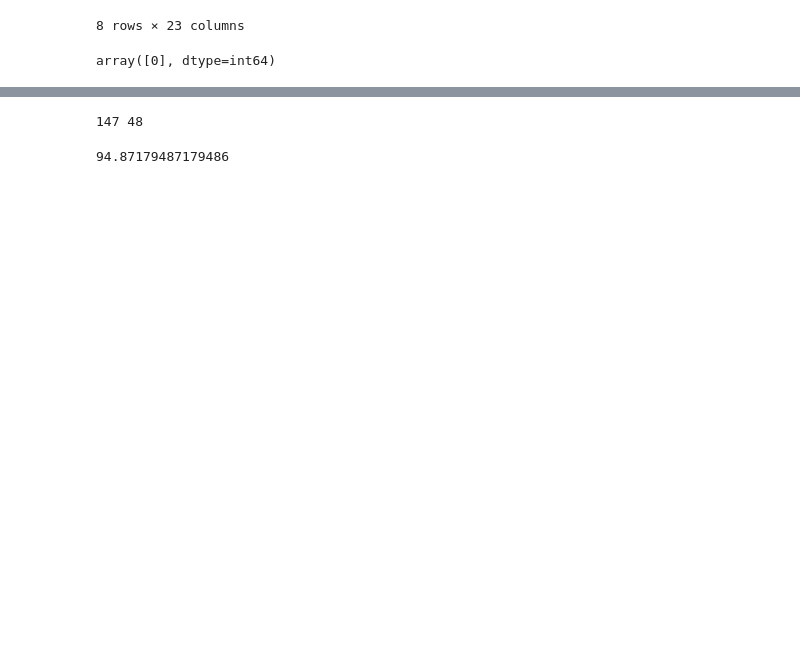
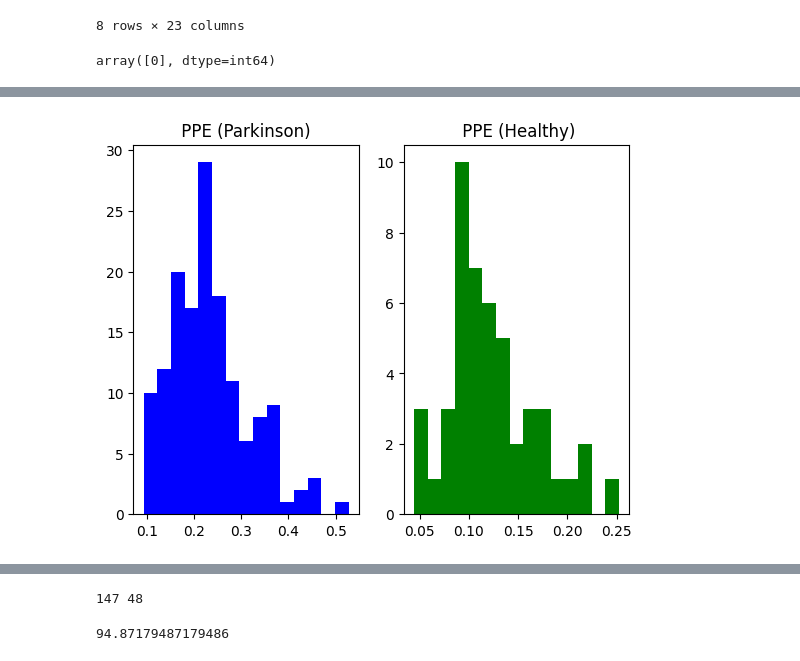
Before and after one commit to Maram99Alhinai/Bootcamp_parkinsons, a Jupyter notebook: try1.ipynb, the cells around one changed output, grey strips where cells are left out. Saved outputs shown, nothing was run; the diff lists cells and outputs as text; code cells hidden in the pictures; blank space fills up the shorter version.

```diff
--- a/try1.ipynb
+++ b/try1.ipynb
@@ -99,0 +100,14 @@ plt.show()
+# %%
+#Comparing between Pitch period entropyfor healthy and Parkinson
+
+plt.subplot(1, 2, 1)
+plt.hist(df_true['PPE'], bins=15, color='blue')
+plt.title(' PPE (Parkinson) ')
+
+plt.subplot(1, 2, 2)
+plt.hist(df_false['PPE'], bins=15, color='green')
+plt.title(' PPE (Healthy)')
+
+plt.show()
+# %% [output]
+[figure, added]
```
Also changed, not shown: parts of 5 cells of this notebook.
